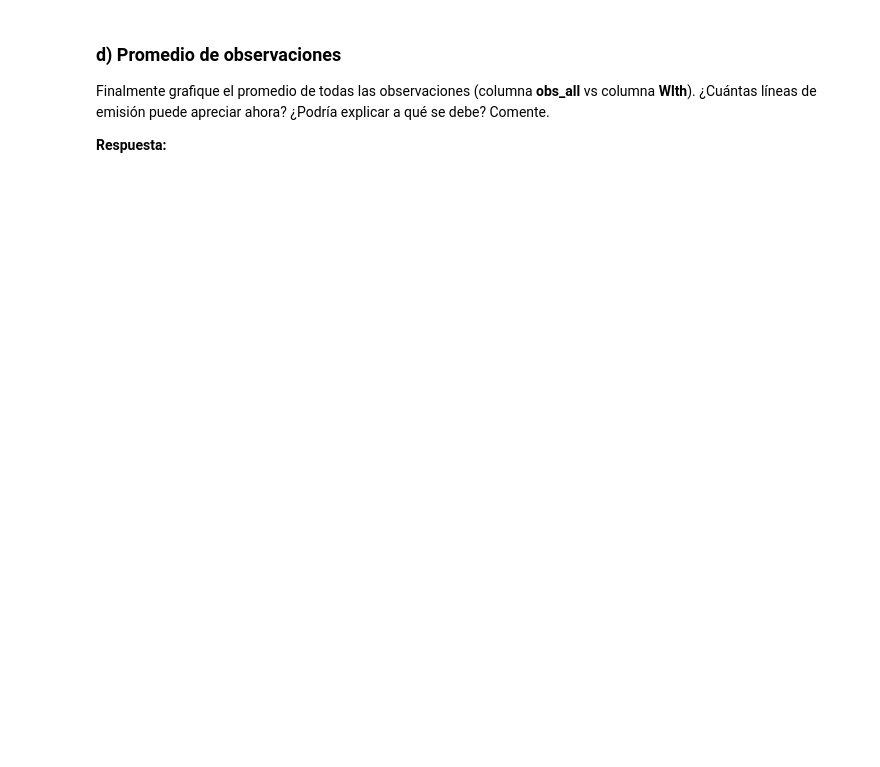
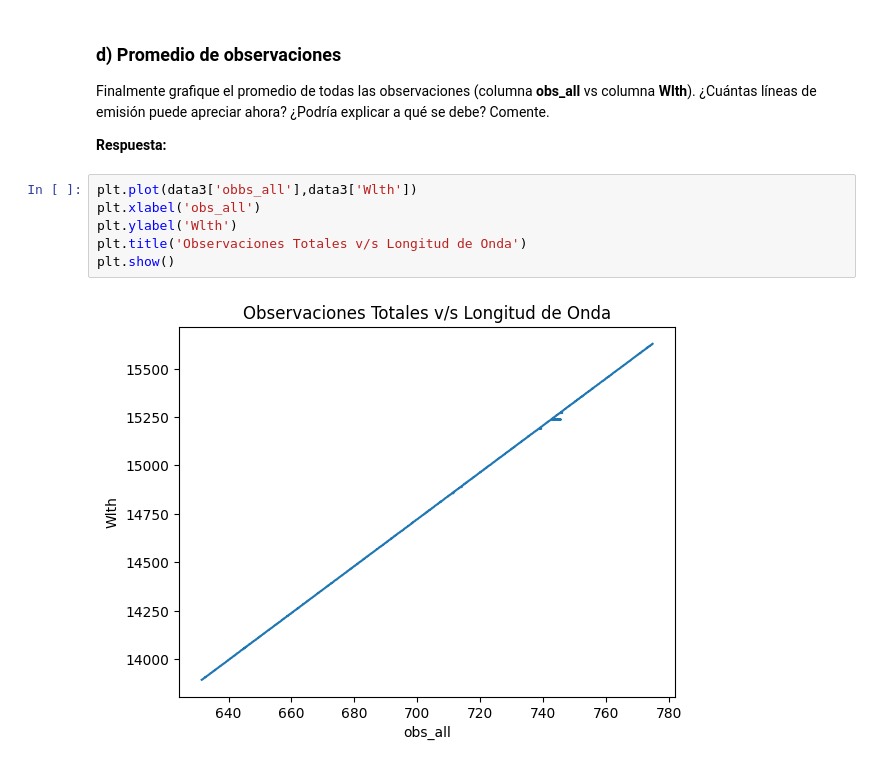
Before and after one commit to JoseAguirre-10/Tarea-2, a Jupyter notebook: Tarea2.ipynb, the cells around one changed output. Saved outputs shown, nothing was run; the diff lists cells and outputs as text; blank space fills up the shorter version.

```diff
--- a/Tarea2.ipynb
+++ b/Tarea2.ipynb
@@ -395,3 +397,11 @@ plt.show()
 Finalmente grafique el promedio de todas las observaciones (columna **obs_all** vs columna **Wlth**). ¿Cuántas líneas de emisión puede apreciar ahora? ¿Podría explicar a qué se debe? Comente.
 
 **Respuesta:**
+# %%
+plt.plot(data3['obbs_all'],data3['Wlth'])
+plt.xlabel('obs_all')
+plt.ylabel('Wlth')
+plt.title('Observaciones Totales v/s Longitud de Onda')
+plt.show()
+# %% [output]
+[figure, added]
```
Also changed, not shown: parts of 5 cells of this notebook.
